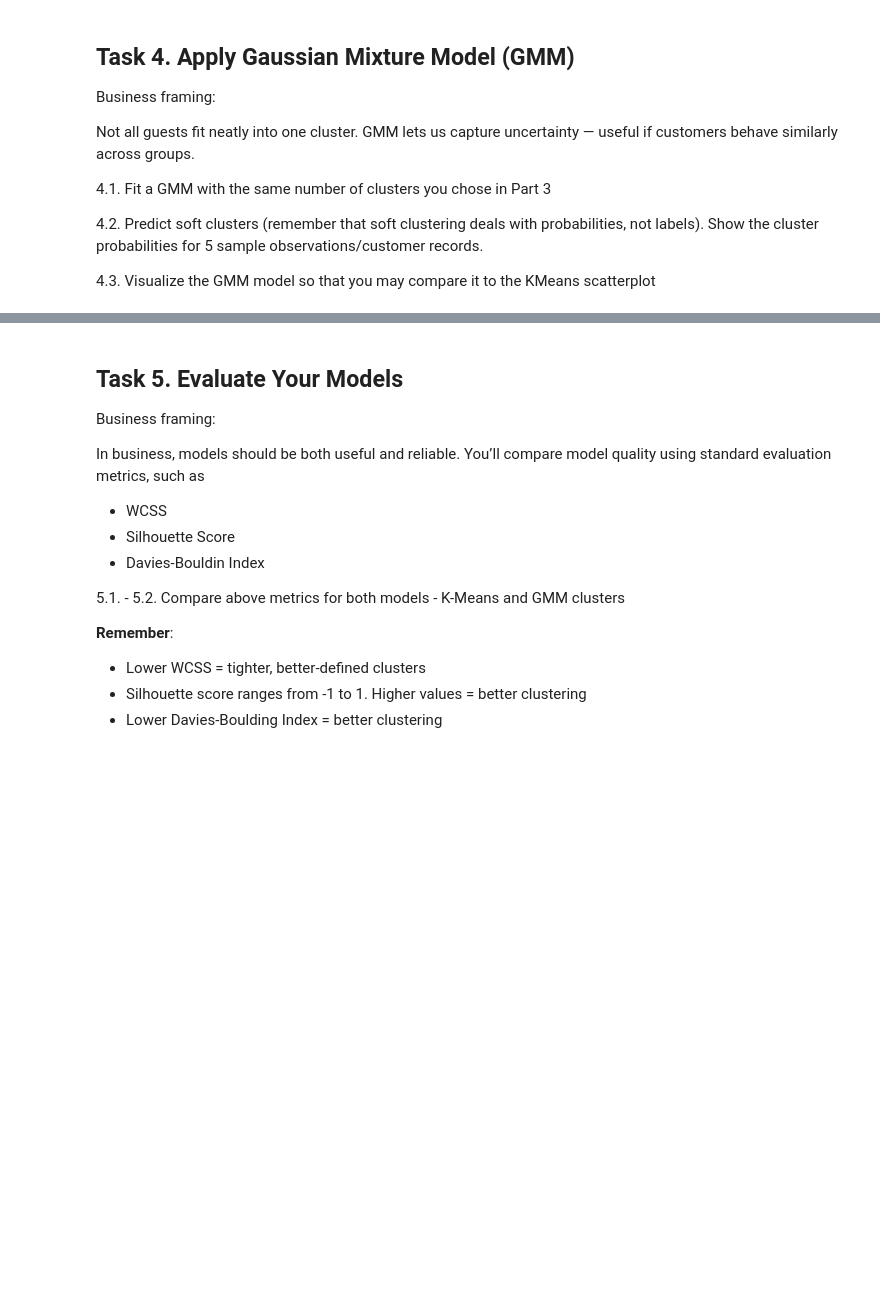
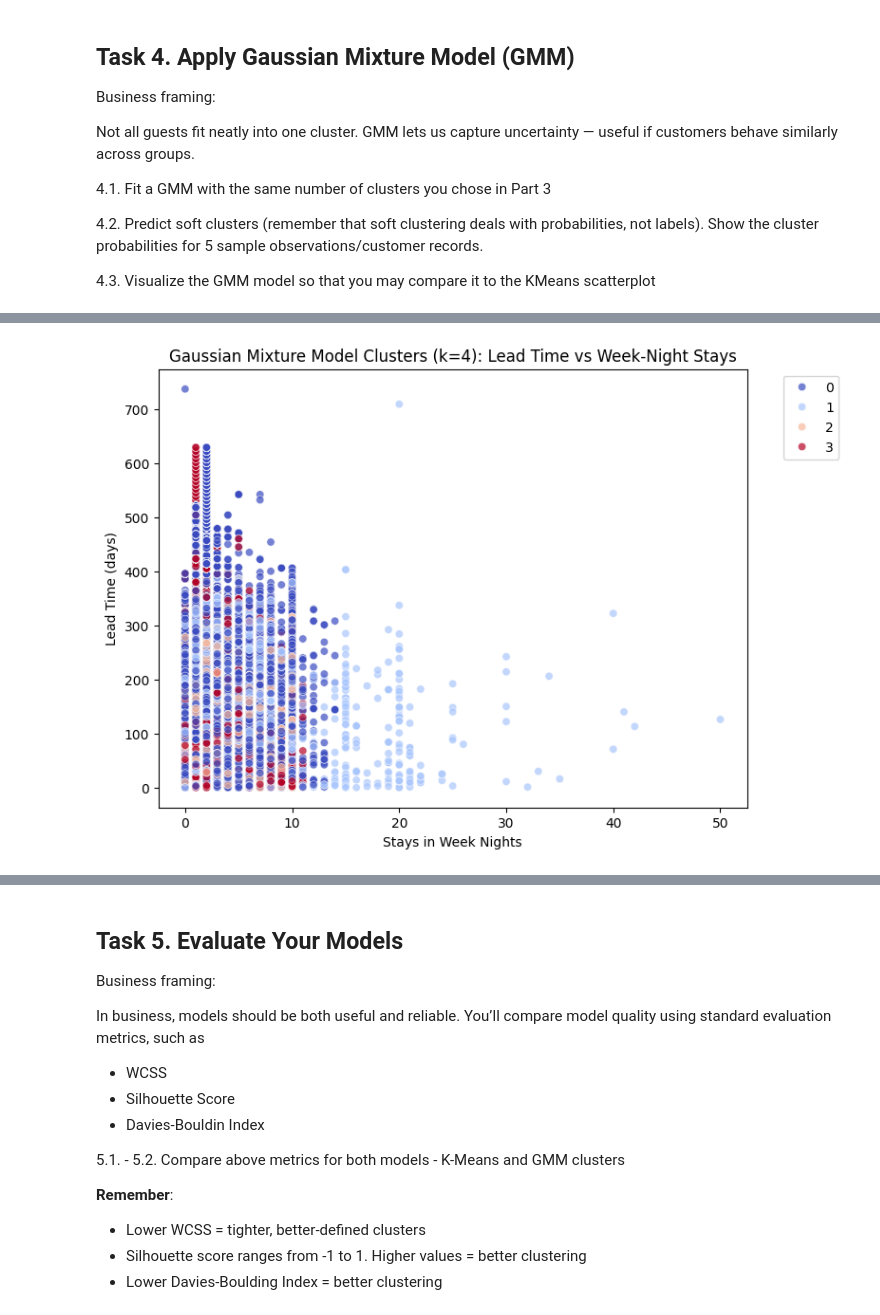
Before and after one commit to AhAlhaimi/AlhaimiAhmad-IS4487, a Jupyter notebook: Assignments/assignment_09_clustering.ipynb, the cells around one changed output, grey strips where cells are left out. Cells and saved outputs as stored; diff of their text form; code cells hidden in the pictures; blank space fills up the shorter version.

```diff
--- a/Assignments/assignment_09_clustering.ipynb
+++ b/Assignments/assignment_09_clustering.ipynb
@@ -266,0 +249,19 @@ Not all guests fit neatly into one cluster. GMM lets us capture uncertainty —
+# %%
+# 4.1. Add code here — Fit a GMM model with same k as in K-Means
+from sklearn.mixture import GaussianMixture
+
+gmm = GaussianMixture(n_components=4, random_state=35)
+gmm.fit(scaled_df)
+
+# 4.2. Add code here — Predict soft clusters (probabilities)
+gmm_probs = gmm.predict_proba(scaled_df)
+gmm_labels = gmm.predict(scaled_df)
+
+# Attach GMM cluster labels to the main DataFrame
+df.loc[segment_df.index, 'gmm_cluster'] = gmm_labels
+# Fill NaN values with -1 before converting to integer
+df['gmm_cluster'] = df['gmm_cluster'].fillna(-1).astype('int64')
+
+
+# Show probabilities for 5 sample guests
+pd.DataFrame(gmm_probs[:5], columns=[f'Cluster_{i}' for i in range(4)])
@@ -266,0 +275,21 @@ Not all guests fit neatly into one cluster. GMM lets us capture uncertainty —
+# %%
+# 4.3. Add code here — Visualize GMM results for comparison
+import matplotlib.pyplot as plt
+import seaborn as sns
+
+plt.figure(figsize=(8,6))
+sns.scatterplot(
+    data=df.loc[segment_df.index],
+    x='stays_in_week_nights',
+    y='lead_time',
+    hue='gmm_cluster',
+    palette='coolwarm',
+    alpha=0.7
+)
+plt.title('Gaussian Mixture Model Clusters (k=4): Lead Time vs Week-Night Stays')
+plt.xlabel('Stays in Week Nights')
+plt.ylabel('Lead Time (days)')
+plt.legend(bbox_to_anchor=(1.05, 1), loc='upper left')
+plt.show()
+# %% [output]
+[figure, added]
```
Also changed, not shown: parts of 8 cells of this notebook.
